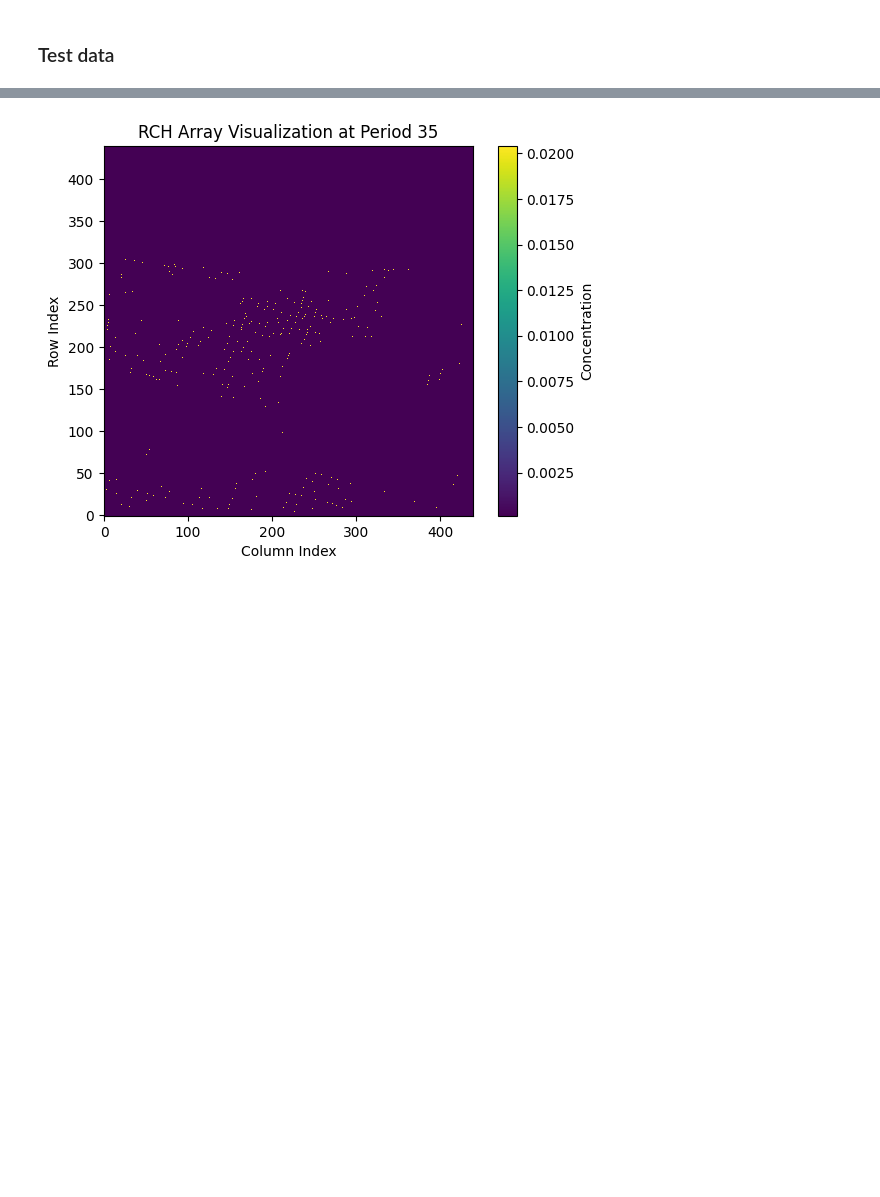
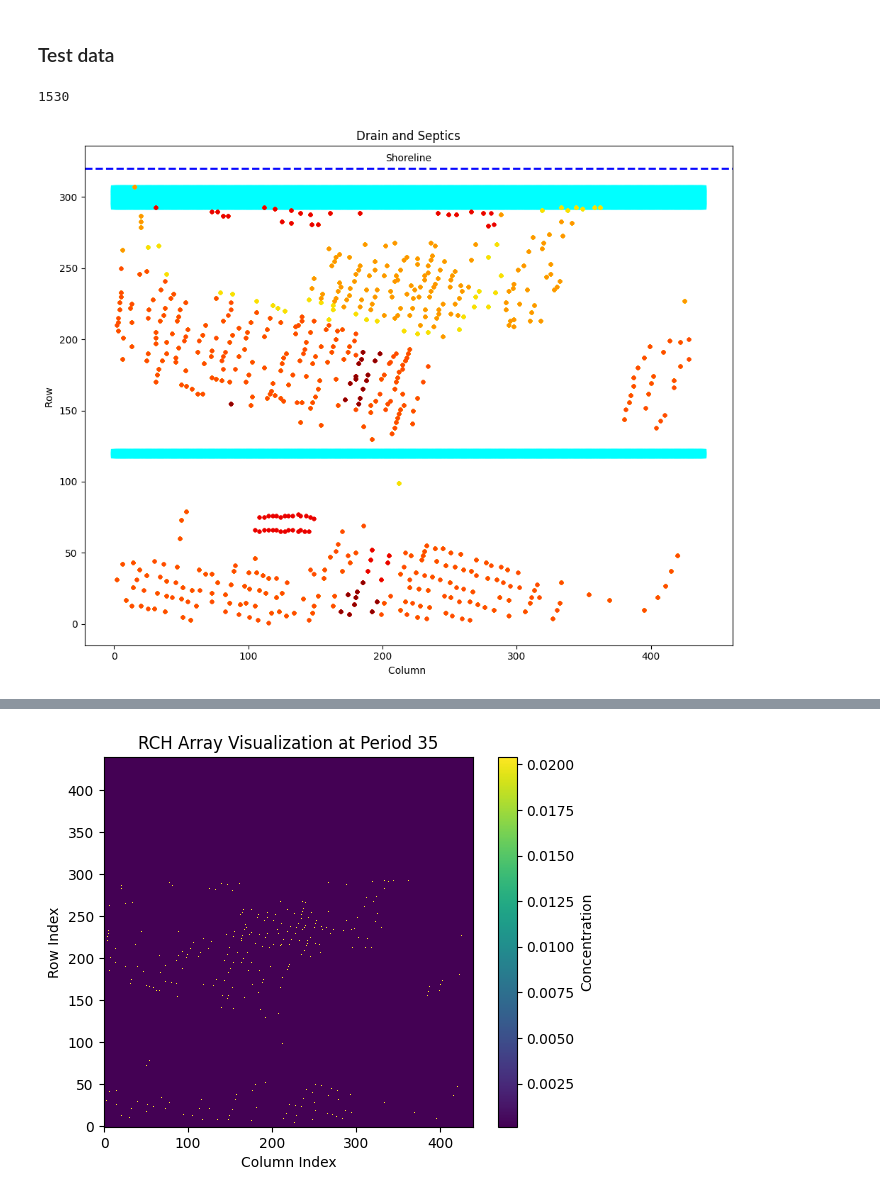
Before and after one commit to Shuyang-Wang/wasaga_model, a Jupyter notebook: wasaga_3d/v2_run_wasaga_3d.ipynb, the cells around one changed output, grey strips where cells are left out. Saved outputs shown, nothing was run; the diff lists cells and outputs as text; code cells hidden in the pictures; blank space fills up the shorter version.

```diff
--- a/wasaga_3d/v2_run_wasaga_3d.ipynb
+++ b/wasaga_3d/v2_run_wasaga_3d.ipynb
@@ -72,7 +69,7 @@ def change_array_within_polygon(array, row_coords, col_coords, value):
 # %%
 
 # Control variable to decide the location of the temp folder
-use_d_drive = False  # Set to False to use default temp location
+use_d_drive = True  # Set to False to use default temp location
 
 # Define model workspace
 myt = datetime.now().strftime('%m%d%H%M%S')
@@ -80,7 +77,7 @@ name = 'wasaga'
 adj_non = '_'+generate_random_name()
 
 if use_d_drive:
-    temp_dir = 'D:/_T{}_{}_{}'.format(myt, name,adj_non )
+    temp_dir = 'D:/_T{}_{}'.format(myt, adj_non )
     os.makedirs(temp_dir, exist_ok=True)
 else:
     temp_dir = mkdtemp(prefix='_T{}_'.format(myt),suffix=adj_non )
@@ -478,6 +432,10 @@ df = df[~df['Year End'].isna()]
 df['Year End'] =df['Year End'].astype(int)
 df = calculate_year_septic_start(df)
 df['Year_Septic_End'] = df['Sewer_Installation_Period'].apply(lambda x: (int(x.split('-')[1]) + int(x.split('-')[0]))//2)
+# %%
+end_dis
+# %% [output]
+1530
 # %%
 
 # Assuming nrow, ncol, delr, delc, and mf are defined earlier in your code
@@ -524,3 +535,46 @@ rch = flopy.modflow.ModflowRch(model=mf, rech=rch_dict)
+# %%
+import numpy as np
+import matplotlib.pyplot as plt
+
+fig, ax = plt.subplots(figsize=(10, 8))
+
+# Plot drain coordinates
+rows = []
+cols = []
+for drn in np.unique(model.drn.stress_period_data[0], axis=0):
+    rows.append(drn[1])
+    cols.append(drn[2])
+
+ax.scatter(cols, rows, c='cyan', marker='s')
+
+# Plot and customize the shoreline as a thicker, dashed line and add annotation
+shoreline_y = shoreline_distance / delr
+ax.axhline(shoreline_y, color='blue', linestyle='--', linewidth=2, label='Shoreline')
+ax.annotate('Shoreline', xy=(0.5, shoreline_y), xytext=(0, 5),
+            xycoords=('axes fraction', 'data'), textcoords='offset points',
+            ha='center', va='bottom')
+
+# Assuming rch_dict, delr, and delc are already defined
+target_value = 0.51 / delr / delc
+colors = plt.cm.jet(np.linspace(0, 1, len(rch_dict)))
+
+for (key, array), color in zip(rch_dict.items(), colors):
+    rows, cols = np.where(np.isclose(array, target_value))
+    if rows.size and cols.size:
+        ax.scatter(cols, rows, color=color, label=f'Key: {key}',s=10)
+
+# Set titles and labels
+ax.set(title='Drain and Septics', xlabel='Column ', ylabel='Row ')
+
+# Display legend
+#ax.legend()
+# plt.xlim(0,440)
+# plt.ylim(280,320)
+
+plt.tight_layout()
+plt.show()
+# %% [output]
+[figure, added]
 # %%
 import matplotlib.pyplot as plt
 import numpy as np
```
Also changed, not shown: parts of 18 cells of this notebook, 1 other file.
